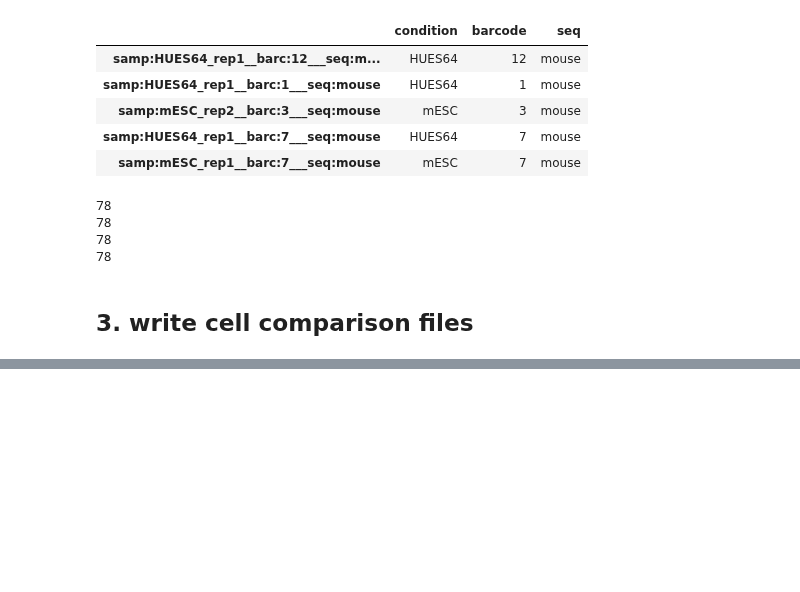
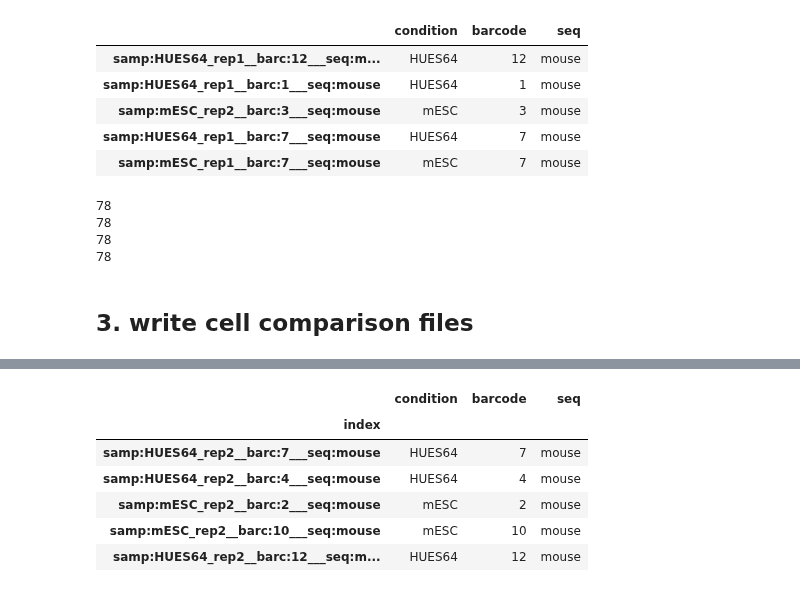
Before and after one commit to kmattioli/2019__cis_trans_MPRA, a Jupyter notebook: analysis/01__mpra/04__preprocess_mpranalyze_comp/04__preprocess_mpranalyze_comp.ipynb, the cells around one changed output, grey strips where cells are left out. Saved outputs shown, nothing was run; the diff lists cells and outputs as text; code cells hidden in the pictures; blank space fills up the shorter version.

```diff
--- a/analysis/01__mpra/04__preprocess_mpranalyze_comp/04__preprocess_mpranalyze_comp.ipynb
+++ b/analysis/01__mpra/04__preprocess_mpranalyze_comp/04__preprocess_mpranalyze_comp.ipynb
@@ -868,0 +945,13 @@ mouse_trans.to_csv("%s/mouse_rna_counts.cell_comp.mpranalyze.txt" % mpranalyze_d
+# %%
+mouse_trans_col_ann_rep2 = mouse_trans_col_ann.reset_index()
+mouse_trans_col_ann_rep2 = mouse_trans_col_ann_rep2[mouse_trans_col_ann_rep2["index"].str.contains("rep2")]
+mouse_trans_col_ann_rep2.set_index("index", inplace=True)
+mouse_trans_col_ann_rep2.sample(5)
+# %% [output]
+|  | condition | barcode | seq |
+| index |  |  |  |
+| samp:HUES64_rep2__barc:7___seq:mouse | HUES64 | 7 | mouse |
+| samp:HUES64_rep2__barc:4___seq:mouse | HUES64 | 4 | mouse |
+| samp:mESC_rep2__barc:2___seq:mouse | mESC | 2 | mouse |
+| samp:mESC_rep2__barc:10___seq:mouse | mESC | 10 | mouse |
+| samp:HUES64_rep2__barc:12___seq:m... | HUES64 | 12 | mouse |
```
Also changed, not shown: parts of 10 cells of this notebook, 18 other files.
